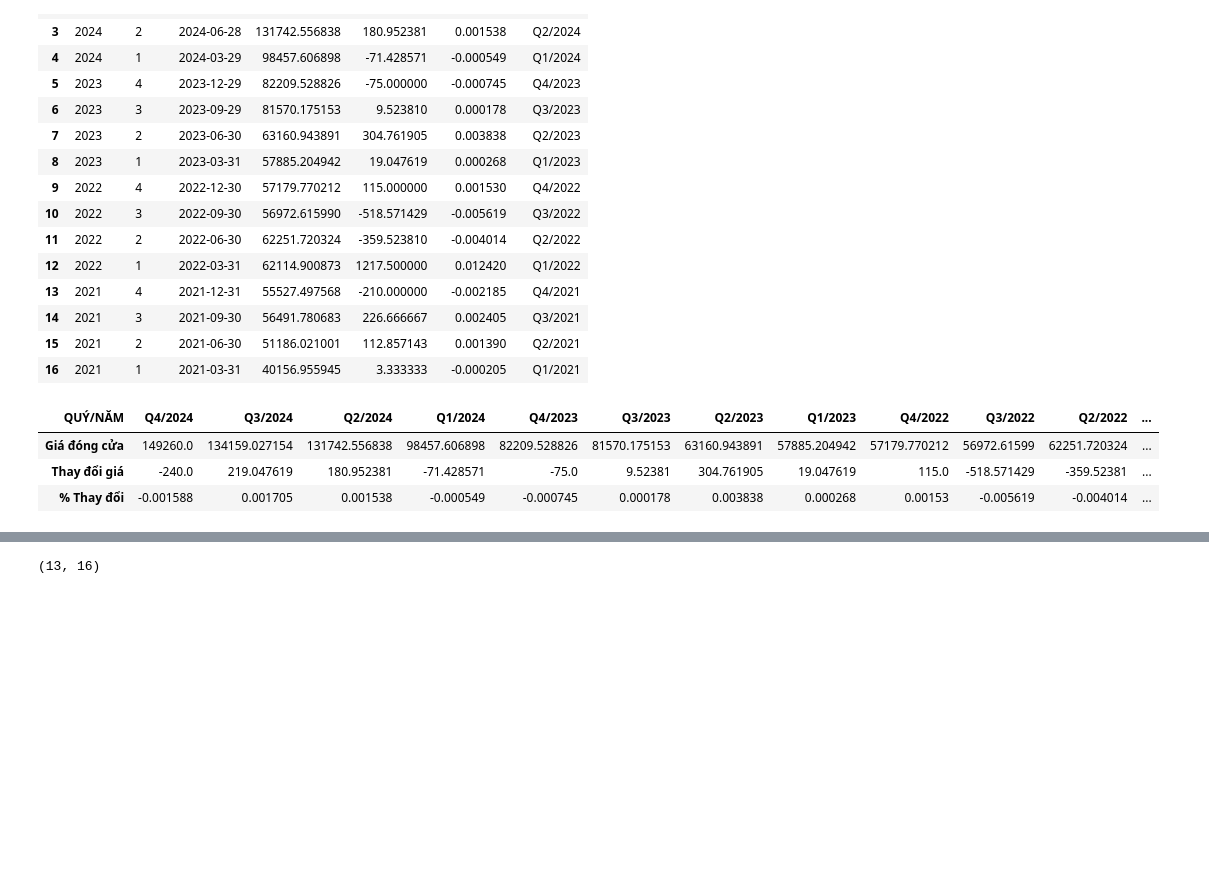
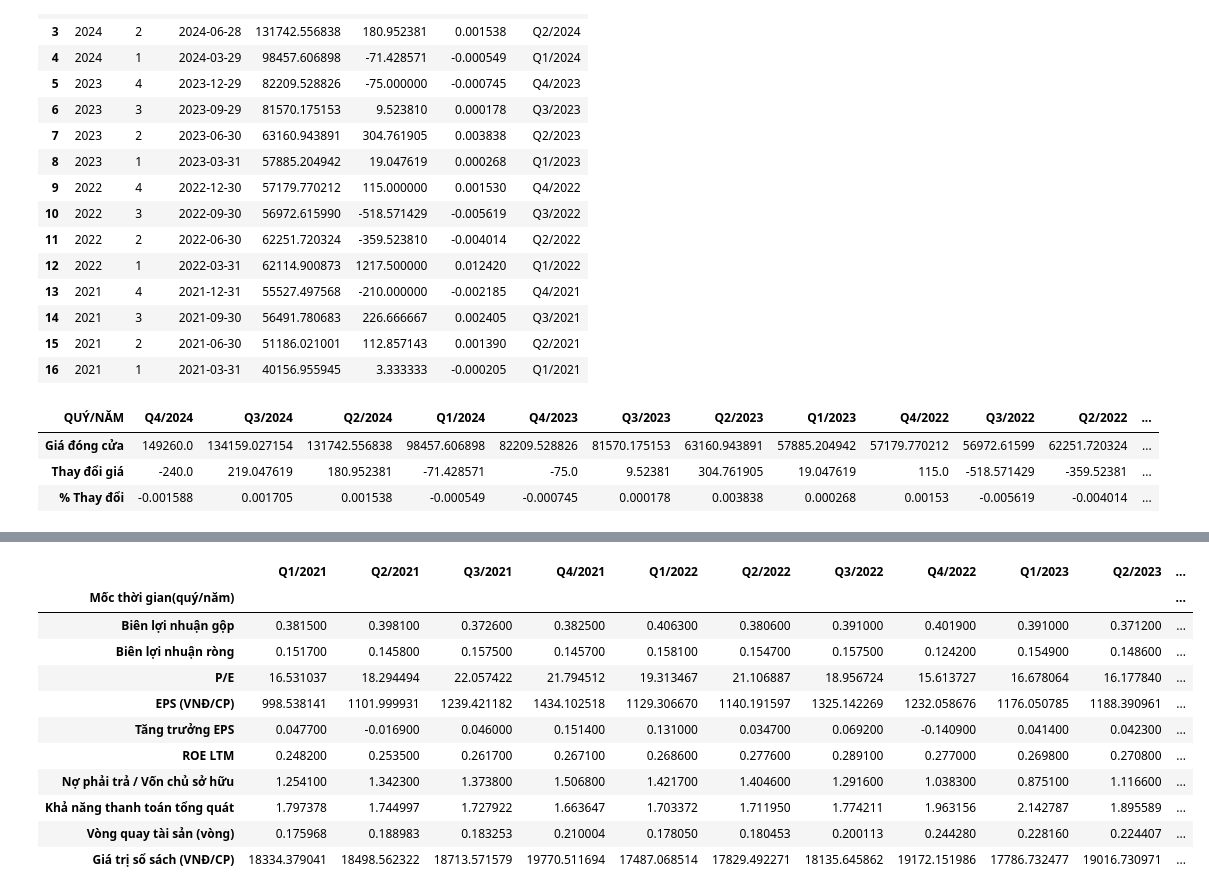
Before and after one commit to bokuwakira1411/Data-understanding---DM-A, a Jupyter notebook: createTable.ipynb, the cells around one changed output, grey strips where cells are left out. Saved outputs shown, nothing was run; the diff lists cells and outputs as text; code cells hidden in the pictures; blank space fills up the shorter version.

```diff
--- a/createTable.ipynb
+++ b/createTable.ipynb
@@ -191,4 +189,15 @@ new_table
 # %%
-new_table.shape
+new_table
 # %% [output]
-(13, 16)
+|  | Q1/2021 | Q2/2021 | Q3/2021 | Q4/2021 | Q1/2022 | Q2/2022 | Q3/2022 | Q4/2022 | Q1/2023 | Q2/2023 | ... |
+| Mốc thời gian(quý/năm) |  |  |  |  |  |  |  |  |  |  | ... |
+| Biên lợi nhuận gộp | 0.381500 | 0.398100 | 0.372600 | 0.382500 | 0.406300 | 0.380600 | 0.391000 | 0.401900 | 0.391000 | 0.371200 | ... |
+| Biên lợi nhuận ròng | 0.151700 | 0.145800 | 0.157500 | 0.145700 | 0.158100 | 0.154700 | 0.157500 | 0.124200 | 0.154900 | 0.148600 | ... |
+| P/E | 16.531037 | 18.294494 | 22.057422 | 21.794512 | 19.313467 | 21.106887 | 18.956724 | 15.613727 | 16.678064 | 16.177840 | ... |
+| EPS (VNĐ/CP) | 998.538141 | 1101.999931 | 1239.421182 | 1434.102518 | 1129.306670 | 1140.191597 | 1325.142269 | 1232.058676 | 1176.050785 | 1188.390961 | ... |
+| Tăng trưởng EPS | 0.047700 | -0.016900 | 0.046000 | 0.151400 | 0.131000 | 0.034700 | 0.069200 | -0.140900 | 0.041400 | 0.042300 | ... |
+| ROE LTM | 0.248200 | 0.253500 | 0.261700 | 0.267100 | 0.268600 | 0.277600 | 0.289100 | 0.277000 | 0.269800 | 0.270800 | ... |
+| Nợ phải trả / Vốn chủ sở hữu | 1.254100 | 1.342300 | 1.373800 | 1.506800 | 1.421700 | 1.404600 | 1.291600 | 1.038300 | 0.875100 | 1.116600 | ... |
+| Khả năng thanh toán tổng quát | 1.797378 | 1.744997 | 1.727922 | 1.663647 | 1.703372 | 1.711950 | 1.774211 | 1.963156 | 2.142787 | 1.895589 | ... |
+| Vòng quay tài sản (vòng) | 0.175968 | 0.188983 | 0.183253 | 0.210004 | 0.178050 | 0.180453 | 0.200113 | 0.244280 | 0.228160 | 0.224407 | ... |
+| Giá trị sổ sách (VNĐ/CP) | 18334.379041 | 18498.562322 | 18713.571579 | 19770.511694 | 17487.068514 | 17829.492271 | 18135.645862 | 19172.151986 | 17786.732477 | 19016.730971 | ... |
```
Also changed, not shown: parts of 15 cells of this notebook.
